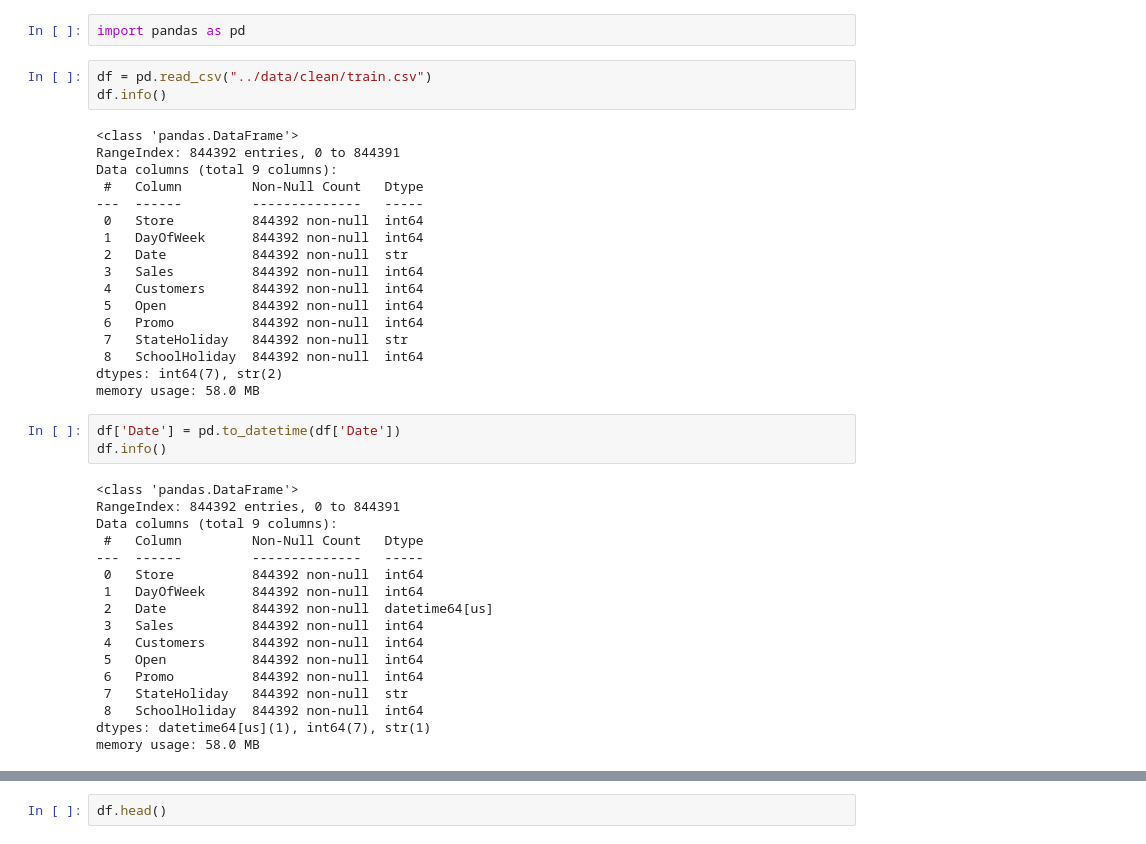
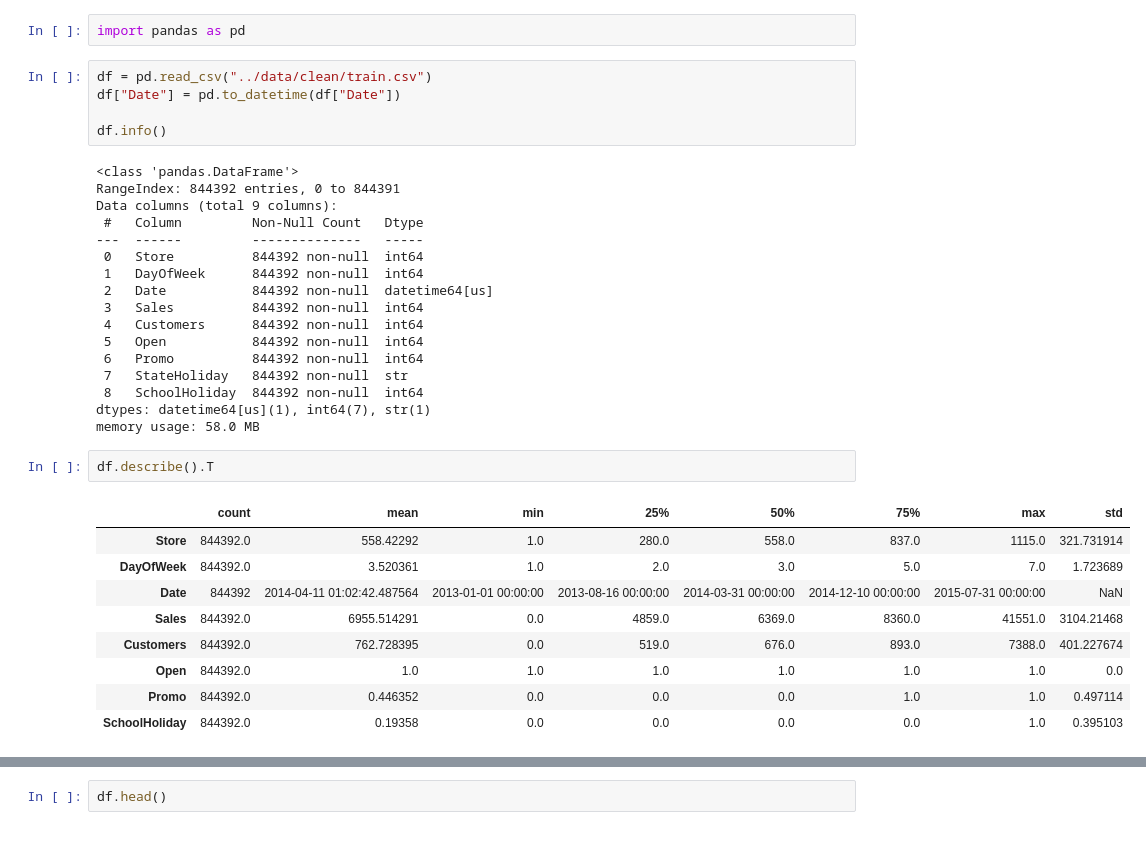
Before and after one commit to div-ops123/rossmann-forecasting-reliability, a Jupyter notebook: notebooks/02_validation_experiments.ipynb, the cells around one changed output, grey strips where cells are left out. Saved outputs shown, nothing was run; the diff lists cells and outputs as text.

```diff
--- a/notebooks/02_validation_experiments.ipynb
+++ b/notebooks/02_validation_experiments.ipynb
@@ -4,6 +4,8 @@ Experiment 1: Does our validation strategy give trustworthy estimates?
 import pandas as pd
 # %%
 df = pd.read_csv("../data/clean/train.csv")
+df["Date"] = pd.to_datetime(df["Date"])
+
 df.info()
 # %% [output]
 <class 'pandas.DataFrame'>
@@ -13,32 +15,24 @@ Data columns (total 9 columns):
 ---  ------         --------------   -----
  0   Store          844392 non-null  int64
  1   DayOfWeek      844392 non-null  int64
- 2   Date           844392 non-null  str
+ 2   Date           844392 non-null  datetime64[us]
  3   Sales          844392 non-null  int64
  4   Customers      844392 non-null  int64
  5   Open           844392 non-null  int64
  6   Promo          844392 non-null  int64
  7   StateHoliday   844392 non-null  str
  8   SchoolHoliday  844392 non-null  int64
-dtypes: int64(7), str(2)
+dtypes: datetime64[us](1), int64(7), str(1)
 memory usage: 58.0 MB
-# %%
-df['Date'] = pd.to_datetime(df['Date'])
-df.info()
-# %% [output]
-<class 'pandas.DataFrame'>
-RangeIndex: 844392 entries, 0 to 844391
-Data columns (total 9 columns):
- #   Column         Non-Null Count   Dtype
----  ------         --------------   -----
- 0   Store          844392 non-null  int64
- 1   DayOfWeek      844392 non-null  int64
- 2   Date           844392 non-null  datetime64[us]
- 3   Sales          844392 non-null  int64
- 4   Customers      844392 non-null  int64
- 5   Open           844392 non-null  int64
- 6   Promo          844392 non-null  int64
- 7   StateHoliday   844392 non-null  str
- 8   SchoolHoliday  844392 non-null  int64
-dtypes: datetime64[us](1), int64(7), str(1)
-memory usage: 58.0 MB
+# %%
+df.describe().T
+# %% [output]
+|  | count | mean | min | 25% | 50% | 75% | max | std |
+| Store | 844392.0 | 558.42292 | 1.0 | 280.0 | 558.0 | 837.0 | 1115.0 | 321.731914 |
+| DayOfWeek | 844392.0 | 3.520361 | 1.0 | 2.0 | 3.0 | 5.0 | 7.0 | 1.723689 |
+| Date | 844392 | 2014-04-11 01:02:42.487564 | 2013-01-01 00:00:00 | 2013-08-16 00:00:00 | 2014-03-31 00:00:00 | 2014-12-10 00:00:00 | 2015-07-31 00:00:00 | NaN |
+| Sales | 844392.0 | 6955.514291 | 0.0 | 4859.0 | 6369.0 | 8360.0 | 41551.0 | 3104.21468 |
+| Customers | 844392.0 | 762.728395 | 0.0 | 519.0 | 676.0 | 893.0 | 7388.0 | 401.227674 |
+| Open | 844392.0 | 1.0 | 1.0 | 1.0 | 1.0 | 1.0 | 1.0 | 0.0 |
+| Promo | 844392.0 | 0.446352 | 0.0 | 0.0 | 0.0 | 1.0 | 1.0 | 0.497114 |
+| SchoolHoliday | 844392.0 | 0.19358 | 0.0 | 0.0 | 0.0 | 0.0 | 1.0 | 0.395103 |
```
Also changed, not shown: parts of 20 cells of this notebook, 1 other file.
